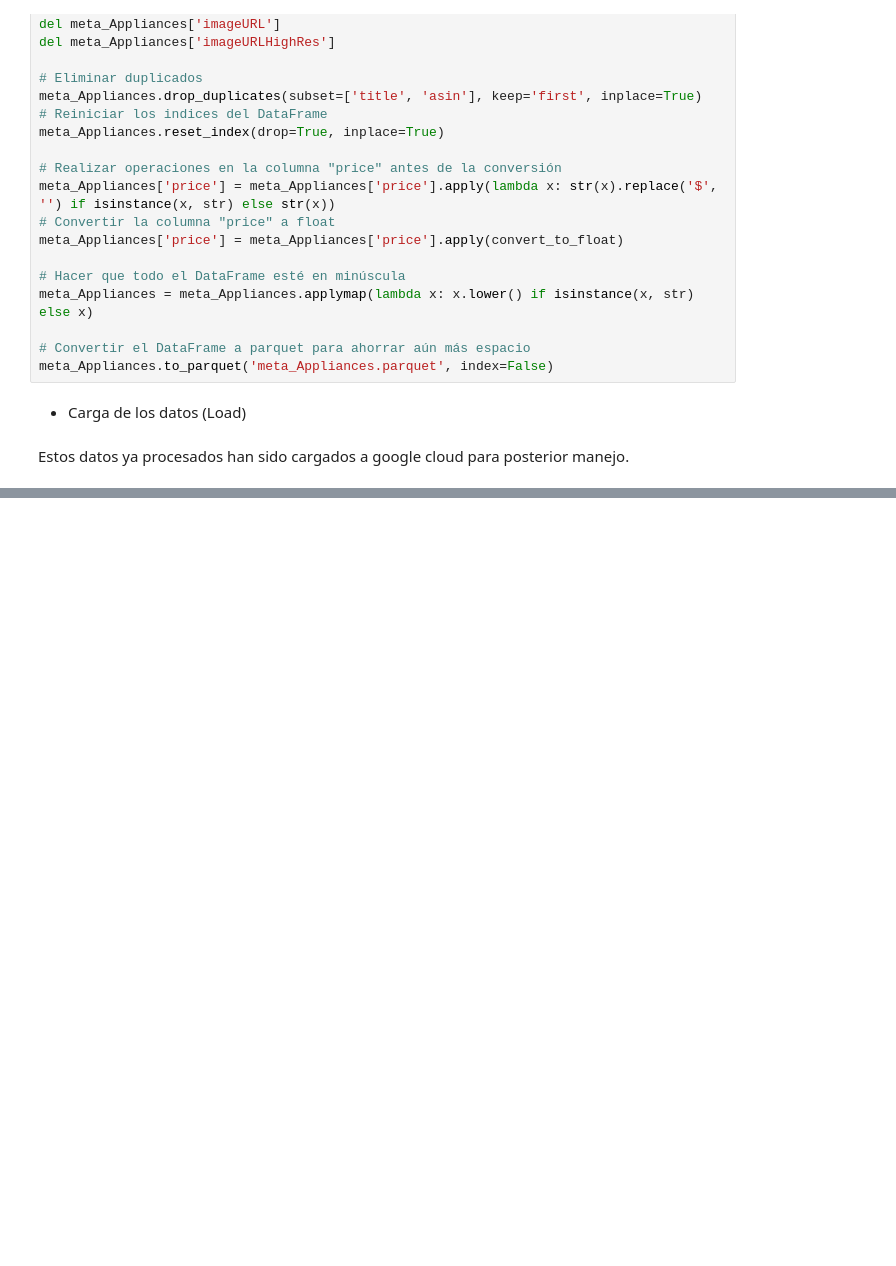
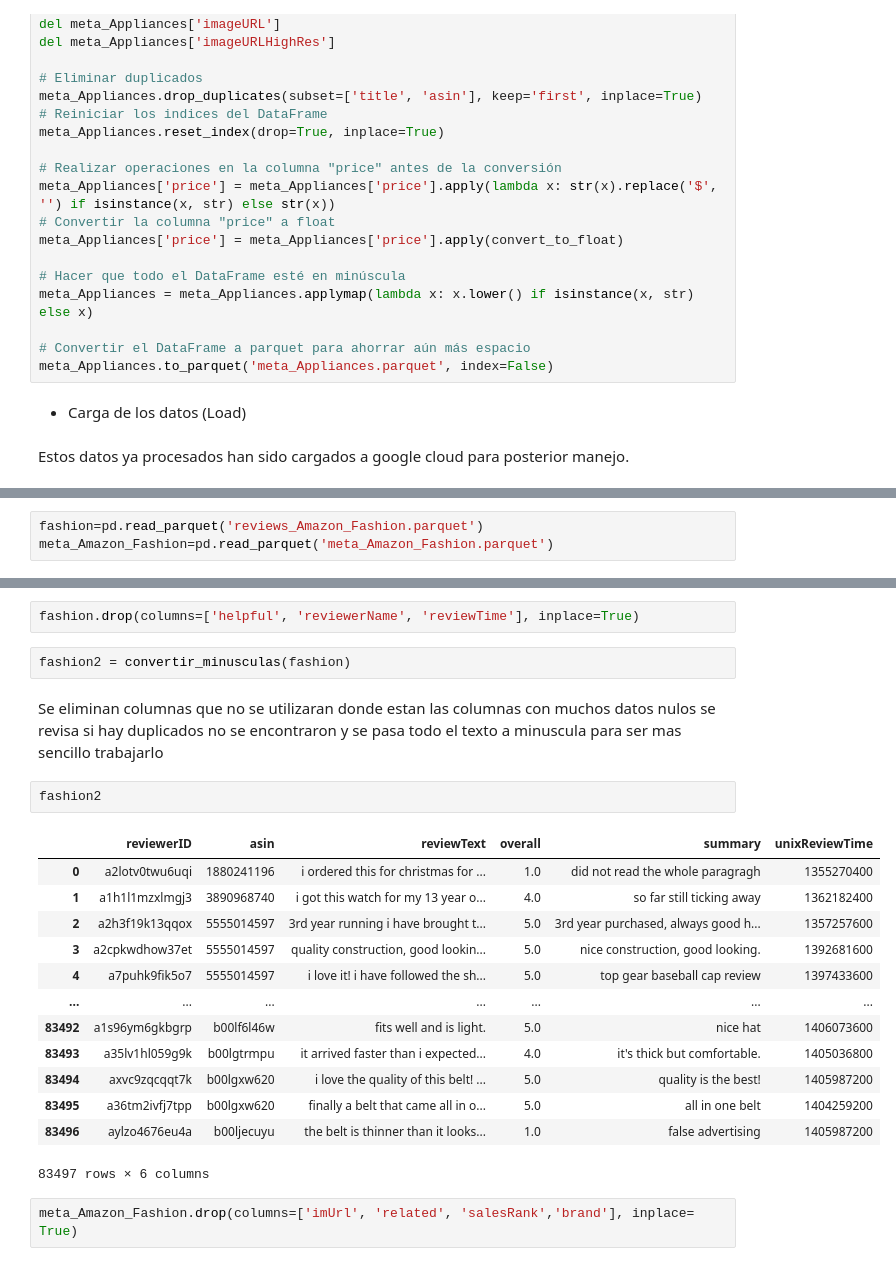
Before and after one commit to AlejandroManrrique/Amazon-Reviews, a Jupyter notebook: ETL.ipynb, the cells around one changed output, grey strips where cells are left out. Saved outputs shown, nothing was run; the diff lists cells and outputs as text; blank space fills up the shorter version.

```diff
--- a/ETL.ipynb
+++ b/ETL.ipynb
@@ -912,0 +1910,3 @@ Estos datos ya procesados han sido cargados a google cloud para posterior manejo
+# %%
+fashion=pd.read_parquet('reviews_Amazon_Fashion.parquet')
+meta_Amazon_Fashion=pd.read_parquet('meta_Amazon_Fashion.parquet')
@@ -912,0 +1941,24 @@ Estos datos ya procesados han sido cargados a google cloud para posterior manejo
+# %%
+fashion.drop(columns=['helpful', 'reviewerName', 'reviewTime'], inplace=True)
+# %%
+fashion2 = convertir_minusculas(fashion)
+# %% [markdown]
+Se eliminan columnas que no se utilizaran donde estan las columnas con muchos datos nulos se revisa si hay duplicados no se encontraron y se pasa todo el texto a minuscula para ser mas sencillo trabajarlo
+# %%
+fashion2
+# %% [output]
+|  | reviewerID | asin | reviewText | overall | summary | unixReviewTime |
+| 0 | a2lotv0twu6uqi | 1880241196 | i ordered this for christmas for ... | 1.0 | did not read the whole paragragh | 1355270400 |
+| 1 | a1h1l1mzxlmgj3 | 3890968740 | i got this watch for my 13 year o... | 4.0 | so far still ticking away | 1362182400 |
+| 2 | a2h3f19k13qqox | 5555014597 | 3rd year running i have brought t... | 5.0 | 3rd year purchased, always good h... | 1357257600 |
+| 3 | a2cpkwdhow37et | 5555014597 | quality construction, good lookin... | 5.0 | nice construction, good looking. | 1392681600 |
+| 4 | a7puhk9fik5o7 | 5555014597 | i love it! i have followed the sh... | 5.0 | top gear baseball cap review | 1397433600 |
+| ... | ... | ... | ... | ... | ... | ... |
+| 83492 | a1s96ym6gkbgrp | b00lf6l46w | fits well and is light. | 5.0 | nice hat | 1406073600 |
+| 83493 | a35lv1hl059g9k | b00lgtrmpu | it arrived faster than i expected... | 4.0 | it's thick but comfortable. | 1405036800 |
+| 83494 | axvc9zqcqqt7k | b00lgxw620 | i love the quality of this belt! ... | 5.0 | quality is the best! | 1405987200 |
+| 83495 | a36tm2ivfj7tpp | b00lgxw620 | finally a belt that came all in o... | 5.0 | all in one belt | 1404259200 |
+| 83496 | aylzo4676eu4a | b00ljecuyu | the belt is thinner than it looks... | 1.0 | false advertising | 1405987200 |
+83497 rows × 6 columns
+# %%
+meta_Amazon_Fashion.drop(columns=['imUrl', 'related', 'salesRank','brand'], inplace= True)
```
Also changed, not shown: parts of 212 cells of this notebook.
